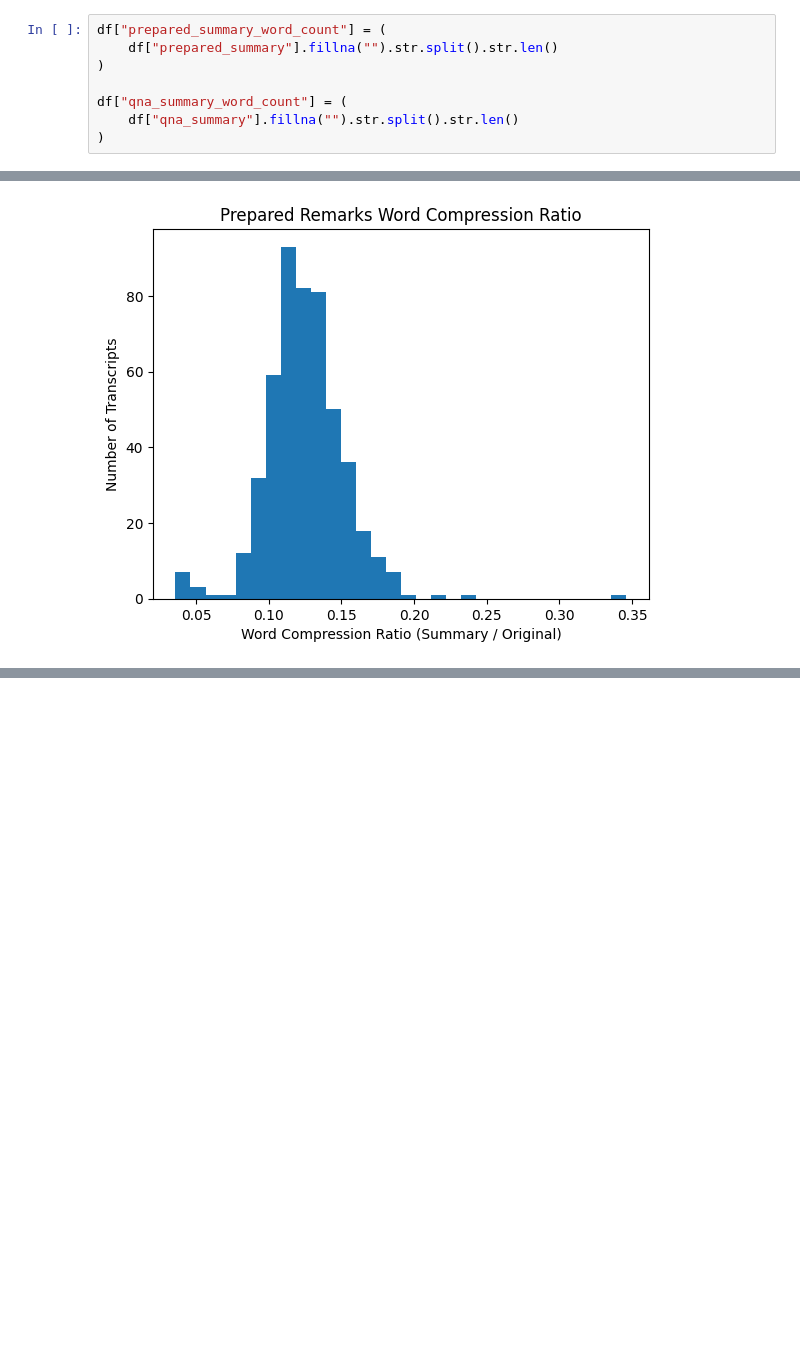
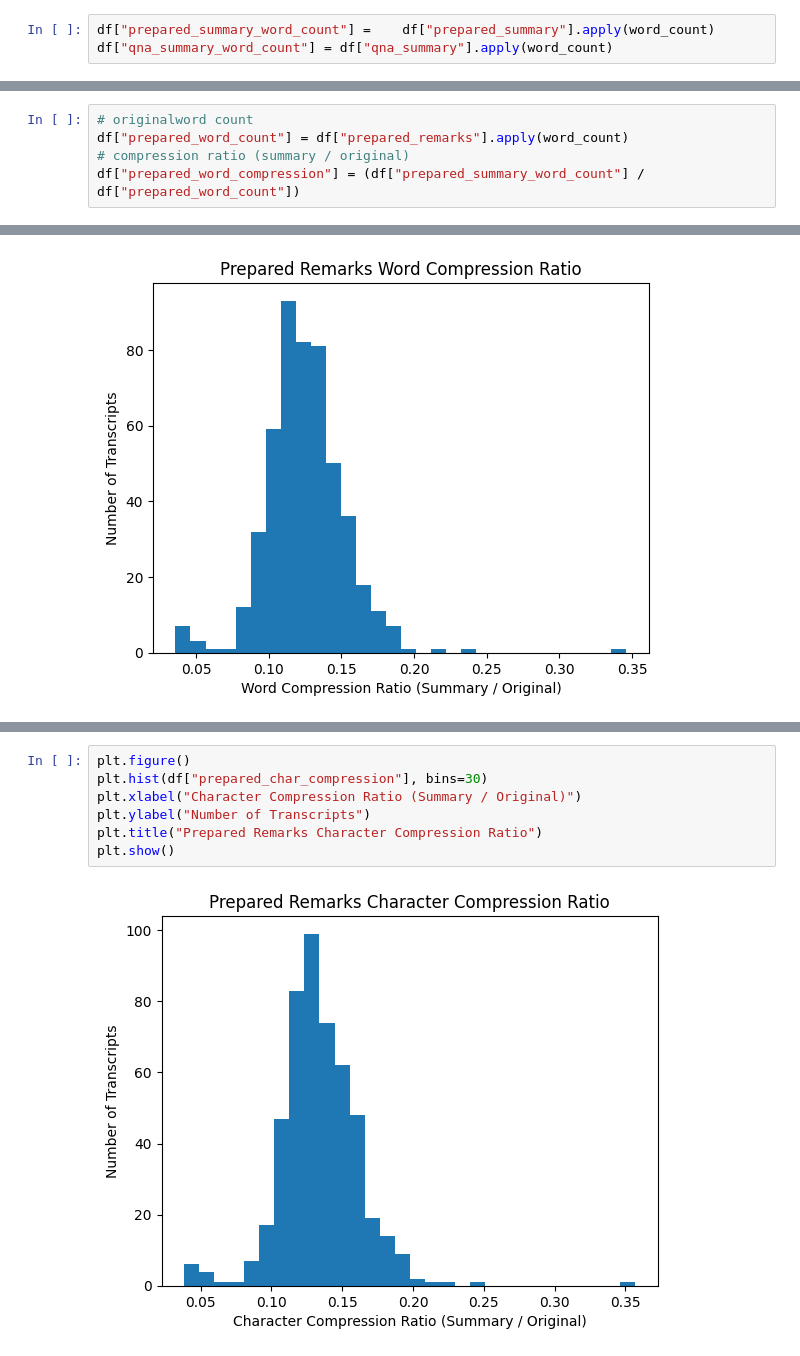
Before and after one commit to Seaner71/earnings-call-nlp, a Jupyter notebook: notebooks/03_summary_validation_analysis.ipynb, the cells around one changed output, grey strips where cells are left out. Drawn from its saved outputs; the diff is of its cells as text; blank space fills up the shorter version.

```diff
--- a/notebooks/03_summary_validation_analysis.ipynb
+++ b/notebooks/03_summary_validation_analysis.ipynb
@@ -58,8 +66,3 @@ df[[f"{c}_char_len" for c in summary_cols]].describe()
 # %%
-df["prepared_summary_word_count"] = (
-    df["prepared_summary"].fillna("").str.split().str.len()
-)
-
-df["qna_summary_word_count"] = (
-    df["qna_summary"].fillna("").str.split().str.len()
-)
+df["prepared_summary_word_count"] =    df["prepared_summary"].apply(word_count)
+df["qna_summary_word_count"] = df["qna_summary"].apply(word_count)
@@ -204 +186,6 @@ Compression Ratio
+# %%
+# originalword count
+df["prepared_word_count"] = df["prepared_remarks"].apply(word_count)
+# compression ratio (summary / original)
+df["prepared_word_compression"] = (df["prepared_summary_word_count"] / df["prepared_word_count"])
 # %%
@@ -227,2 +235,11 @@ plt.show()
+# %%
+plt.figure()
+plt.hist(df["prepared_char_compression"], bins=30)
+plt.xlabel("Character Compression Ratio (Summary / Original)")
+plt.ylabel("Number of Transcripts")
+plt.title("Prepared Remarks Character Compression Ratio")
+plt.show()
+# %% [output]
+[figure, added]
 # %%
 df["qna_word_count"] = df["qna"].apply(word_count)
```
Also changed, not shown: parts of 28 cells of this notebook.
